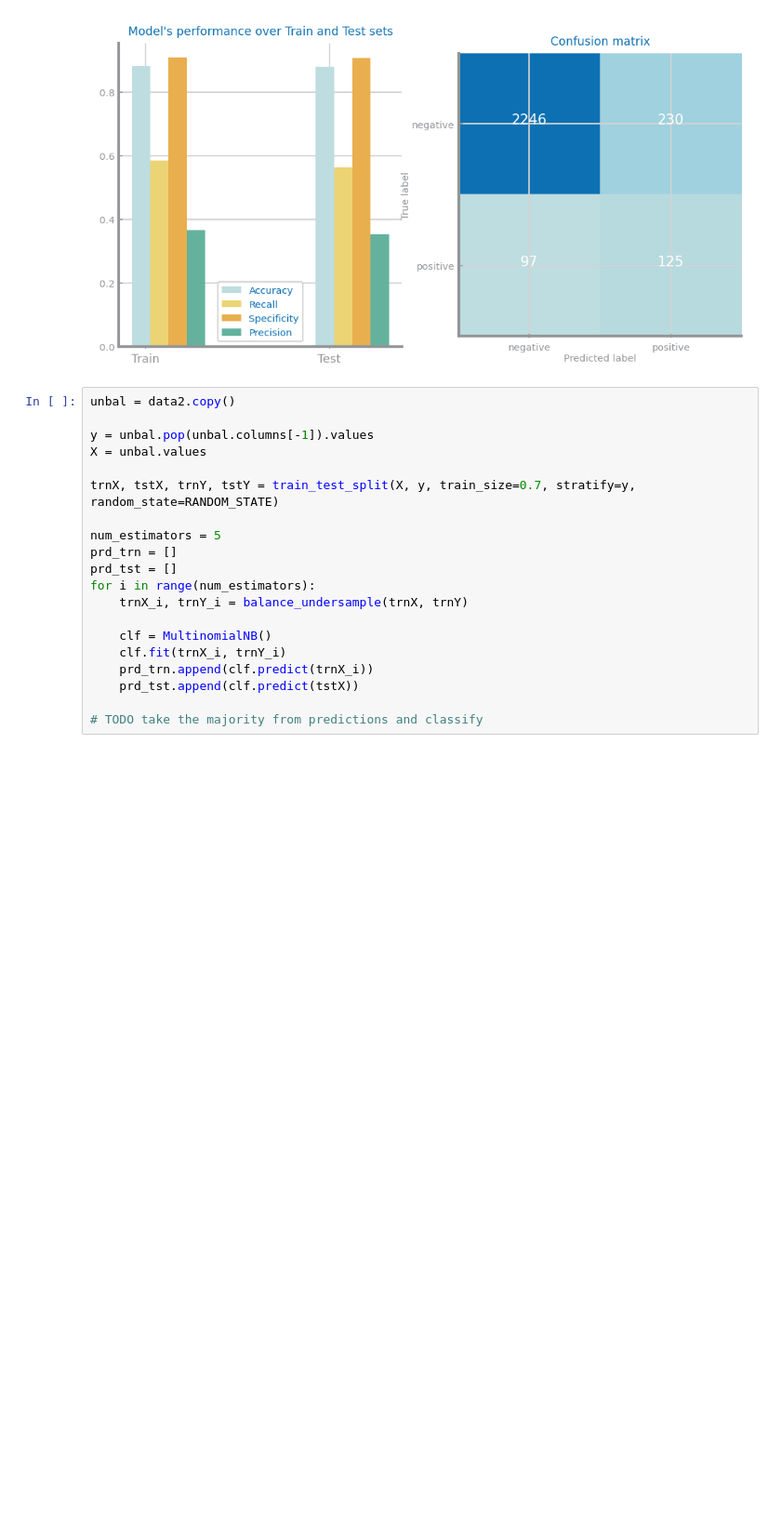
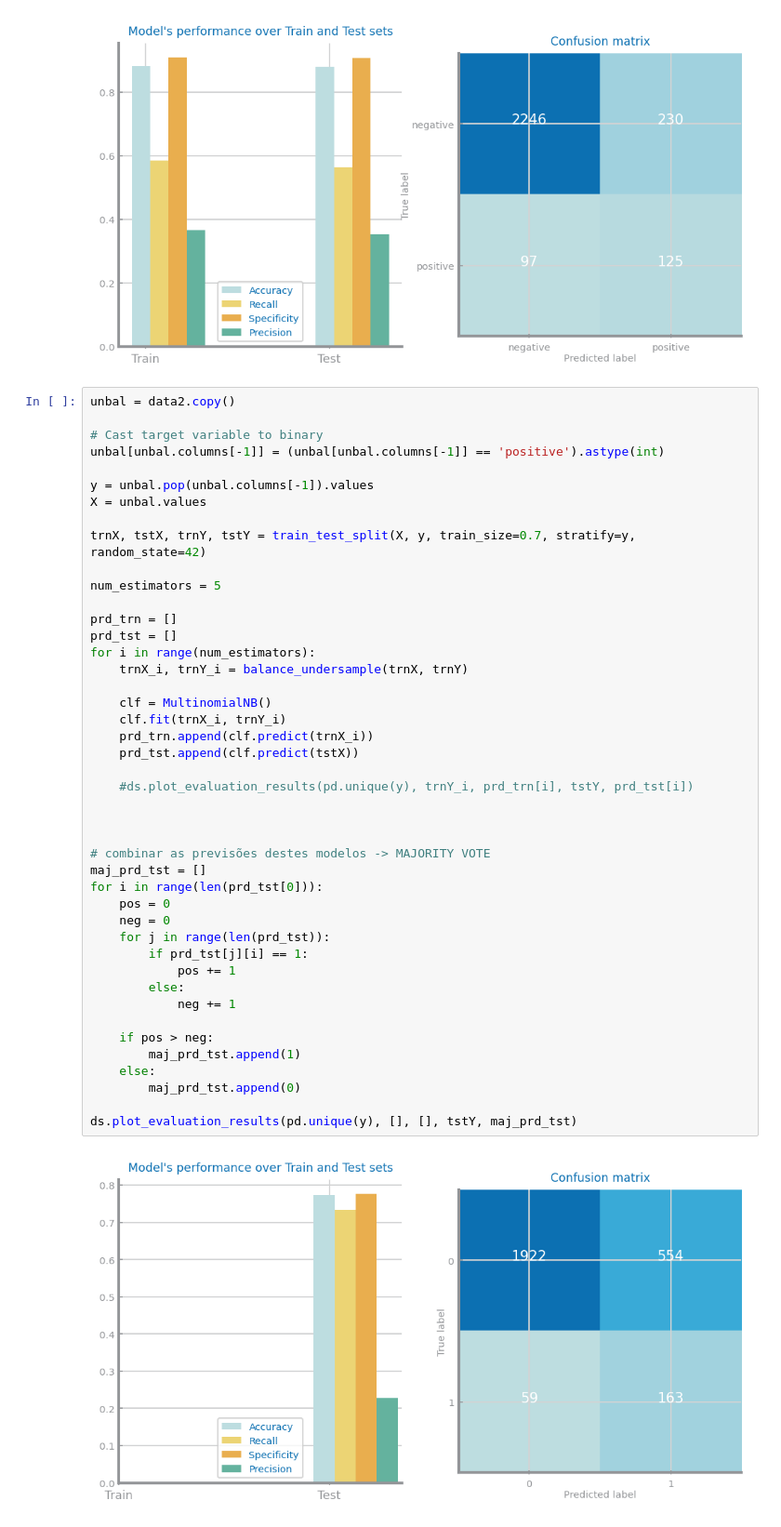
Before and after one commit to joaopalet/DataScience2020, a Jupyter notebook: DataBalancing.ipynb, the cells around one changed output. Shown at 93% size. Cells and saved outputs as stored; diff of their text form; blank space fills up the shorter version.

```diff
--- a/DataBalancing.ipynb
+++ b/DataBalancing.ipynb
@@ -215,21 +215,47 @@ ds.plot_evaluation_results(pd.unique(y), trnY, prd_trn, tstY, prd_tst)
 [figure]
 # %%
 unbal = data2.copy()
+
+# Cast target variable to binary
+unbal[unbal.columns[-1]] = (unbal[unbal.columns[-1]] == 'positive').astype(int)
 
 y = unbal.pop(unbal.columns[-1]).values
 X = unbal.values
 
-trnX, tstX, trnY, tstY = train_test_split(X, y, train_size=0.7, stratify=y, random_state=RANDOM_STATE)
+trnX, tstX, trnY, tstY = train_test_split(X, y, train_size=0.7, stratify=y, random_state=42)
 
 num_estimators = 5
+
 prd_trn = []
 prd_tst = []
 for i in range(num_estimators):
     trnX_i, trnY_i = balance_undersample(trnX, trnY)
 
     clf = MultinomialNB()
     clf.fit(trnX_i, trnY_i)
     prd_trn.append(clf.predict(trnX_i))
     prd_tst.append(clf.predict(tstX))
 
-# TODO take the majority from predictions and classify
+    #ds.plot_evaluation_results(pd.unique(y), trnY_i, prd_trn[i], tstY, prd_tst[i])
+
+
+
+# combinar as previsões destes modelos -> MAJORITY VOTE
+maj_prd_tst = []
+for i in range(len(prd_tst[0])):
+    pos = 0
+    neg = 0
+    for j in range(len(prd_tst)):
+        if prd_tst[j][i] == 1:
+            pos += 1
+        else:
+            neg += 1
+
+    if pos > neg:
+        maj_prd_tst.append(1)
+    else:
+        maj_prd_tst.append(0)
+
+ds.plot_evaluation_results(pd.unique(y), [], [], tstY, maj_prd_tst)
+# %% [output]
+[figure, added]
```
Also changed, not shown: 3 other files.
